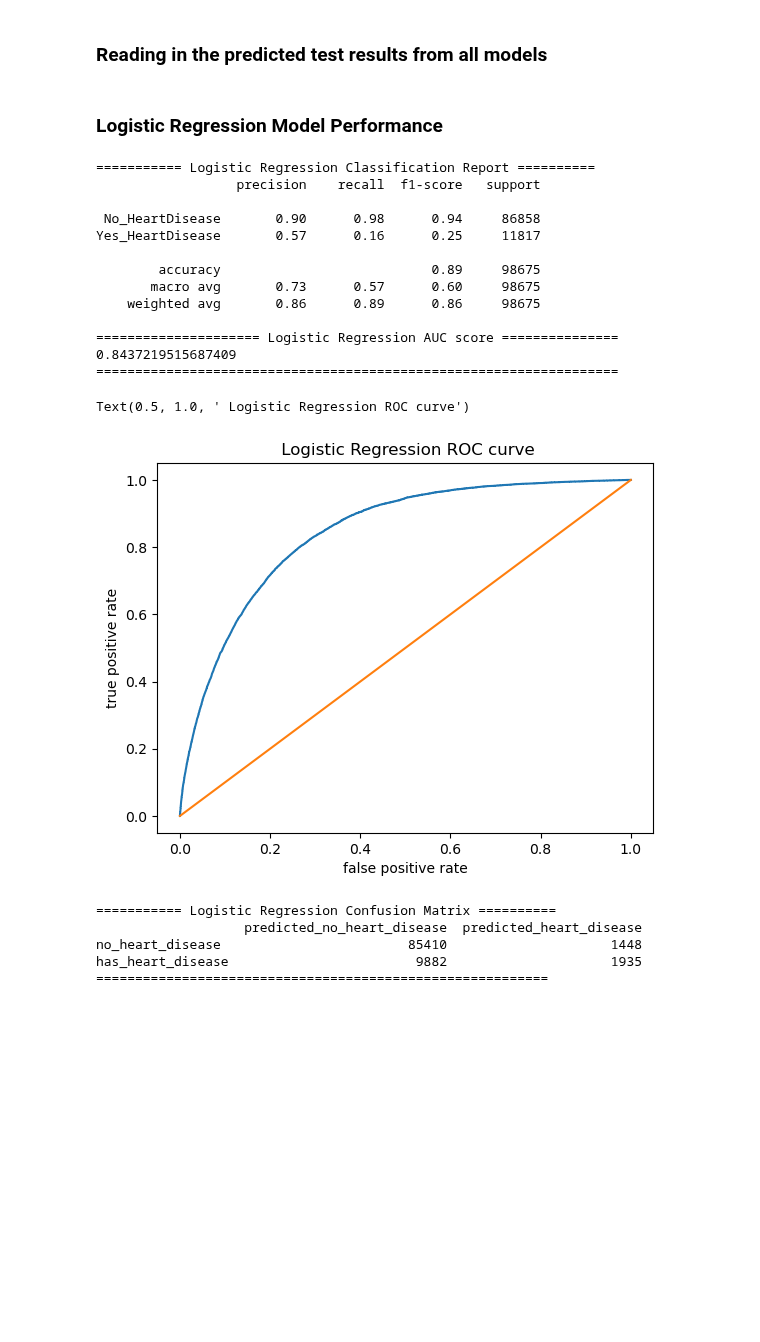
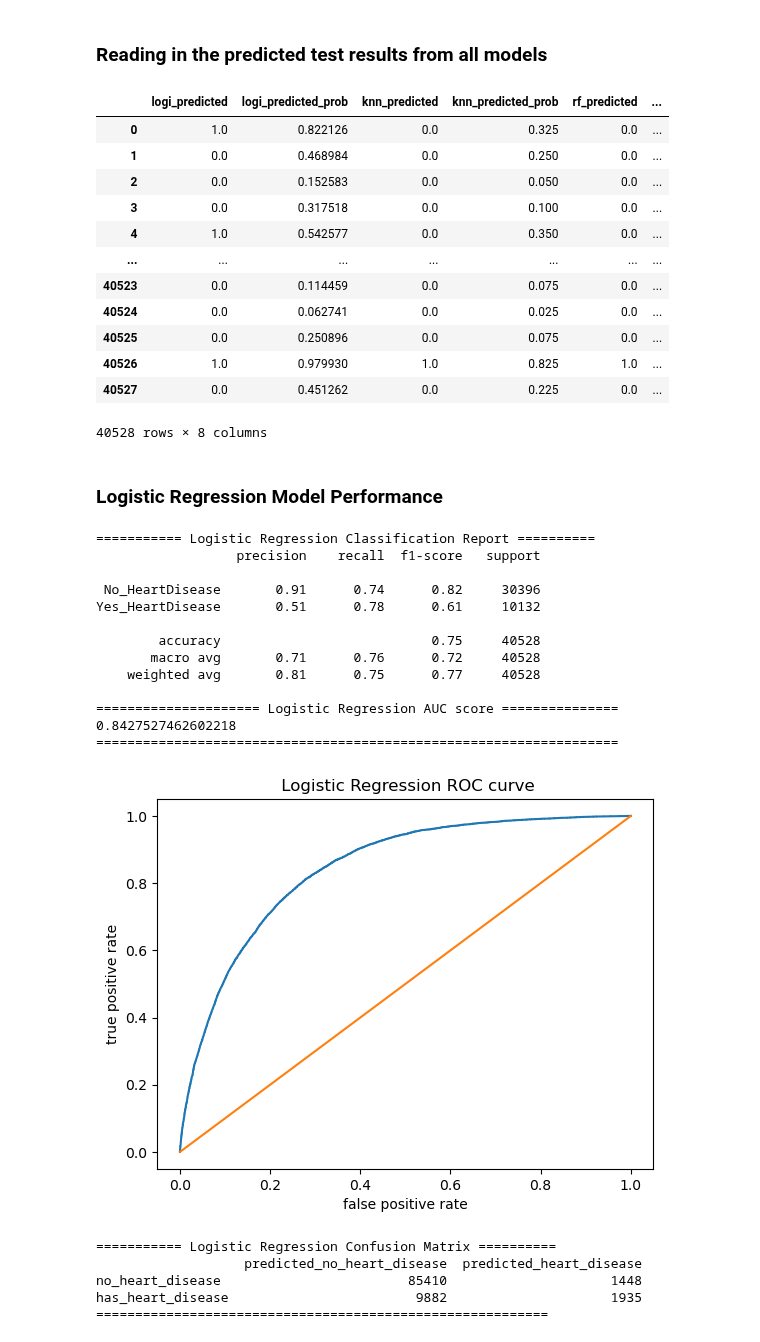
Before and after one commit to DecisionTreeBruining/212B-ML-Project, a Jupyter notebook: assignment_2/local_dev/final_analysis.ipynb, the cells around one changed output. Saved outputs shown, nothing was run; the diff lists cells and outputs as text; code cells hidden in the pictures; blank space fills up the shorter version.

```diff
--- a/assignment_2/local_dev/final_analysis.ipynb
+++ b/assignment_2/local_dev/final_analysis.ipynb
@@ -62,7 +62,7 @@ X_train = indir + 'X_train.parquet'
 X_test = indir + 'X_test.parquet'
 y_train = indir + 'y_train.parquet'
 y_test = indir + 'y_test.parquet'
-test_predicted = indir + 'test_predicted.parquet'
+test_predicted = indir + 'full_test_predicted.parquet'
 
 X_train = pd.read_parquet(X_train)
 X_test = pd.read_parquet(X_test)
@@ -76,6 +76,22 @@ y_pred_test_knn = test_predicted['knn_predicted']
 y_pred_prob_knn = test_predicted['knn_predicted_prob']
 
 # add RF and XGB predictions below
+# %%
+test_predicted
+# %% [output]
+|  | logi_predicted | logi_predicted_prob | knn_predicted | knn_predicted_prob | rf_predicted | ... |
+| 0 | 1.0 | 0.822126 | 0.0 | 0.325 | 0.0 | ... |
+| 1 | 0.0 | 0.468984 | 0.0 | 0.250 | 0.0 | ... |
+| 2 | 0.0 | 0.152583 | 0.0 | 0.050 | 0.0 | ... |
+| 3 | 0.0 | 0.317518 | 0.0 | 0.100 | 0.0 | ... |
+| 4 | 1.0 | 0.542577 | 0.0 | 0.350 | 0.0 | ... |
+| ... | ... | ... | ... | ... | ... | ... |
+| 40523 | 0.0 | 0.114459 | 0.0 | 0.075 | 0.0 | ... |
+| 40524 | 0.0 | 0.062741 | 0.0 | 0.025 | 0.0 | ... |
+| 40525 | 0.0 | 0.250896 | 0.0 | 0.075 | 0.0 | ... |
+| 40526 | 1.0 | 0.979930 | 1.0 | 0.825 | 1.0 | ... |
+| 40527 | 0.0 | 0.451262 | 0.0 | 0.225 | 0.0 | ... |
+40528 rows × 8 columns
 # %% [markdown]
 ### Logistic Regression Model Performance
 # %%
@@ -109,17 +125,16 @@ plt.show()
 =========== Logistic Regression Classification Report ==========
                   precision    recall  f1-score   support
 
- No_HeartDisease       0.90      0.98      0.94     86858
-Yes_HeartDisease       0.57      0.16      0.25     11817
+ No_HeartDisease       0.91      0.74      0.82     30396
+Yes_HeartDisease       0.51      0.78      0.61     10132
 
-        accuracy                           0.89     98675
-       macro avg       0.73      0.57      0.60     98675
-    weighted avg       0.86      0.89      0.86     98675
+        accuracy                           0.75     40528
+       macro avg       0.71      0.76      0.72     40528
+    weighted avg       0.81      0.75      0.77     40528
 
 ===================== Logistic Regression AUC score ===============
-0.8437219515687409
+0.8427527462602218
 ===================================================================
-Text(0.5, 1.0, ' Logistic Regression ROC curve')
 [figure]
 # %%
 sns.heatmap(confusion_matrix(y_test, y_pred_test_logi),
```
Also changed, not shown: parts of 3 cells of this notebook, 2 other files.
